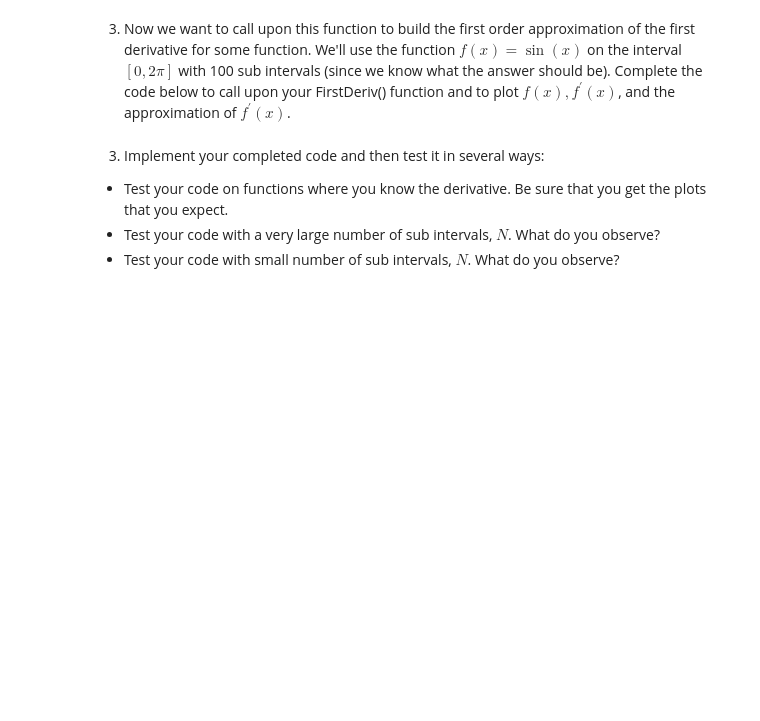
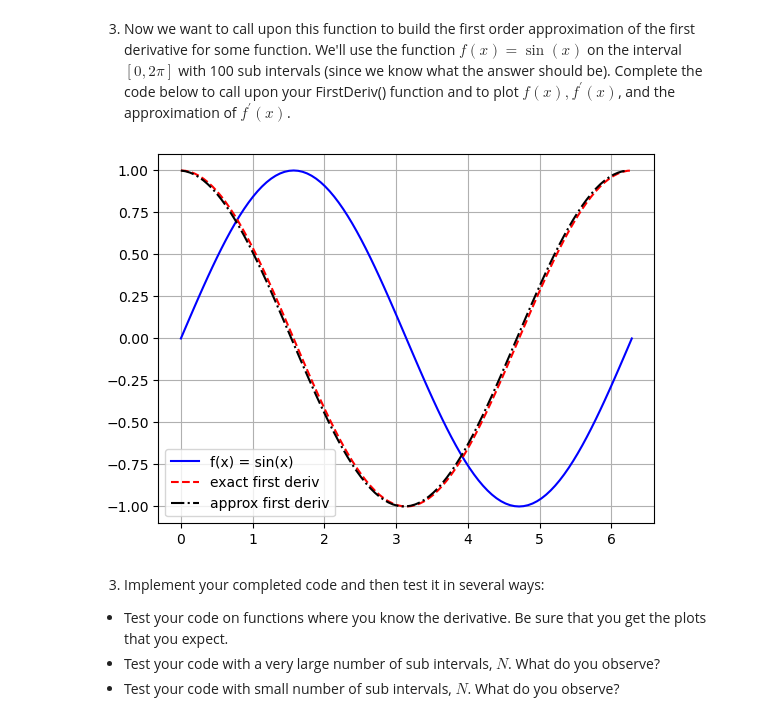
Before and after one commit to DataScienceUWL/MTH371, a Jupyter notebook: Interactive_Notes/Chapter_3/Chapter_3_Calculus_Part1.ipynb, the cells around one changed output. Cells and saved outputs as stored; diff of their text form; code cells hidden in the pictures; blank space fills up the shorter version.

```diff
--- a/Interactive_Notes/Chapter_3/Chapter_3_Calculus_Part1.ipynb
+++ b/Interactive_Notes/Chapter_3/Chapter_3_Calculus_Part1.ipynb
@@ -417,7 +428,7 @@ def FirstDeriv(f,a,b,N):
         # x values so when we do f(x+h) mathematically we should
         # write f( x[j+1] ) in Python (explain this).
         # Fill in the question marks below
-        df.append( (f( ??? ) - f( ??? )) / h )
+        df.append( (f( x[j+1] ) - f( x[j] )) / h )
     return df
 # %% [markdown]
 
@@ -425,25 +436,27 @@ def FirstDeriv(f,a,b,N):
 # %%
 
 f = lambda x: np.sin(x)
 exact_df = lambda x: np.cos(x)
-a = ???
-b = ???
+a = 0
+b = 2*np.pi
 N = 100 # What is this?
 x = np.linspace (a,b,N+1)
 # What does the prevoius line do?
 # What's up with the N+1?
 df = FirstDeriv(f,a,b,N) # What does this line do?
 # In the next line we plot three curves:
 # 1) the function f(x)=sin(x)
 # 2) the function f'(x) = cos(x)
 # 3) the approximation of f'(x)
 # However, we do something funny with the x in the last plot. Why?
 plt.plot(x,f(x),'b',x,exact_df(x),'r--',x[0:-1], df, 'k-.')
 plt.grid()
 plt.legend(['f(x) = sin(x)',
     'exact first deriv',
     'approx first deriv'])
 plt.show()
+# %% [output]
+[figure, added]
 # %% [markdown]
 
 
```
Also changed, not shown: parts of 4 cells of this notebook, 2 other files.
